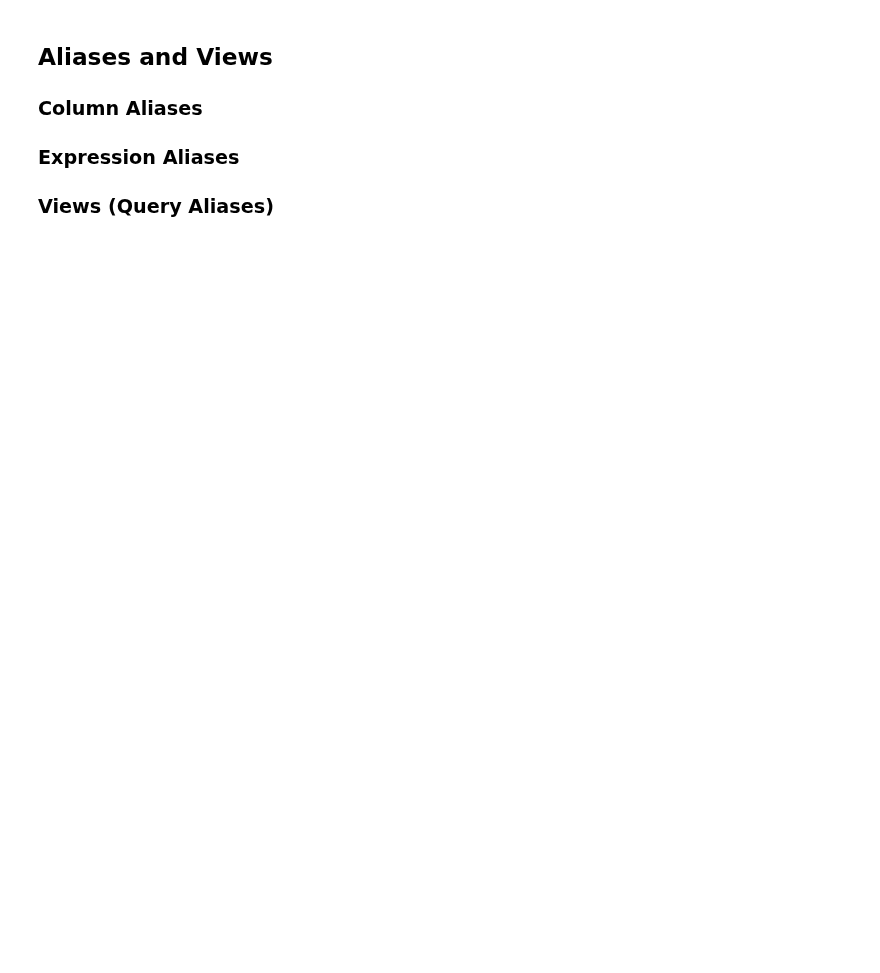
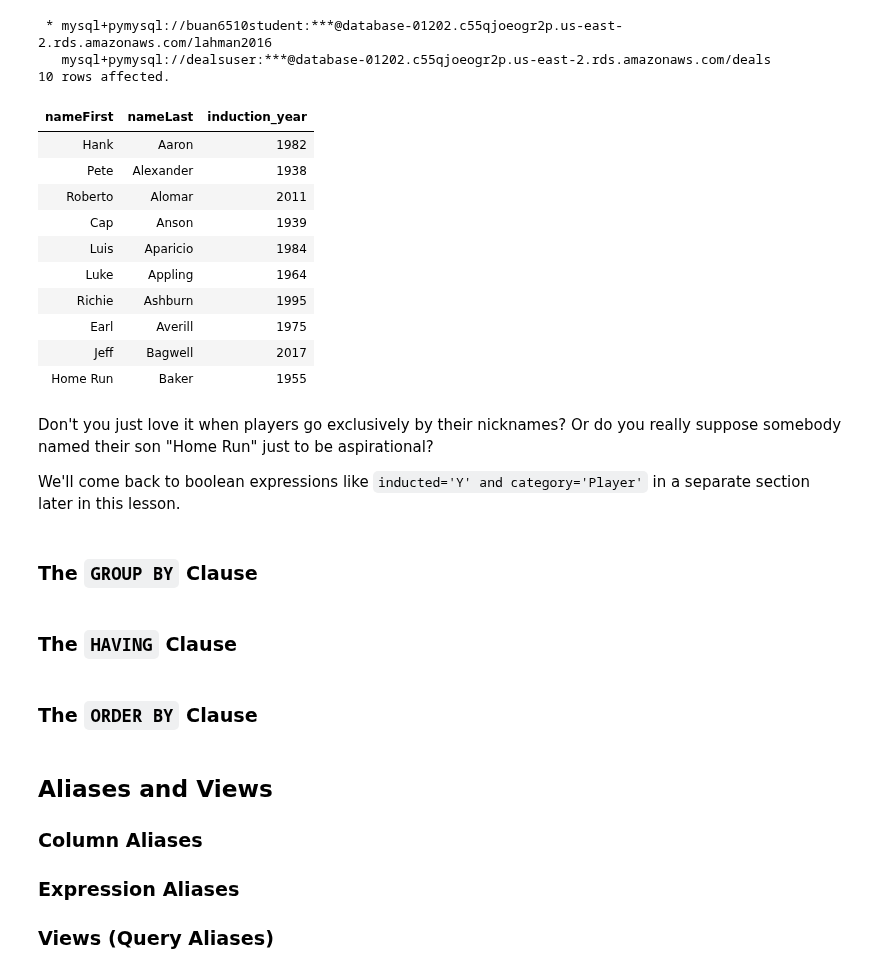
Before and after one commit to kangpyolee/DATA6510, a Jupyter notebook: L2_SELECT_basics.ipynb, the cells around one changed output. Drawn from its saved outputs; the diff is of its cells as text; code cells hidden in the pictures; blank space fills up the shorter version.

Commit message:
Lesson 2

```diff
--- a/L2_SELECT_basics.ipynb
+++ b/L2_SELECT_basics.ipynb
@@ -59,3 +295,35 @@ So, when asked "Why SQL?" the best answer is "Why not SQL?" because that is the
+# %%
+%%sql
+SELECT nameFirst, nameLast, yearid as induction_year
+FROM HallOfFame
+    JOIN Master USING (playerID)
+WHERE inducted='Y' and category='Player'
+LIMIT 10;
+# %% [output]
+ * mysql+pymysql://buan6510student:***@database-01202.c55qjoeogr2p.us-east-2.rds.amazonaws.com/lahman2016
+   mysql+pymysql://dealsuser:***@database-01202.c55qjoeogr2p.us-east-2.rds.amazonaws.com/deals
+10 rows affected.
+| nameFirst | nameLast | induction_year |
+| Hank | Aaron | 1982 |
+| Pete | Alexander | 1938 |
+| Roberto | Alomar | 2011 |
+| Cap | Anson | 1939 |
+| Luis | Aparicio | 1984 |
+| Luke | Appling | 1964 |
+| Richie | Ashburn | 1995 |
+| Earl | Averill | 1975 |
+| Jeff | Bagwell | 2017 |
+| Home Run | Baker | 1955 |
+# %% [markdown]
+Don't you just love it when players go exclusively by their nicknames? Or do you really suppose somebody named their son "Home Run" just to be aspirational?
+
+We'll come back to boolean expressions like `inducted='Y' and category='Player'` in a separate section later in this lesson.
+# %% [markdown]
+### **The `GROUP BY` Clause**
+# %% [markdown]
+### **The `HAVING` Clause**
+# %% [markdown]
+### **The `ORDER BY` Clause**
 # %% [markdown]
 ## **Aliases and Views**
 
```
Also changed, not shown: parts of 31 cells of this notebook.
